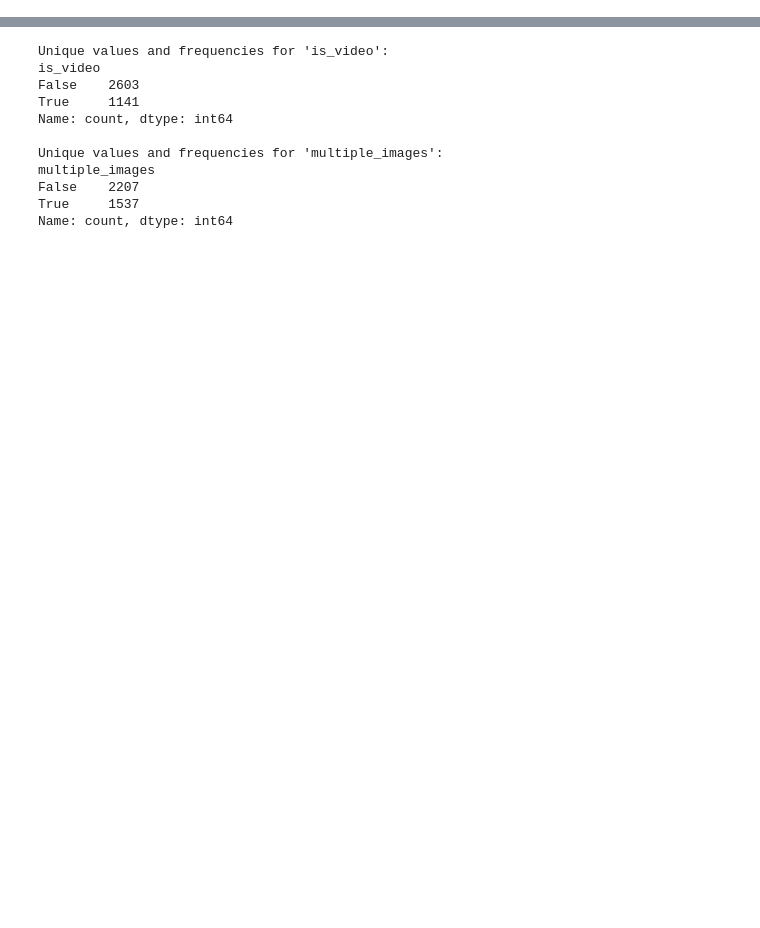
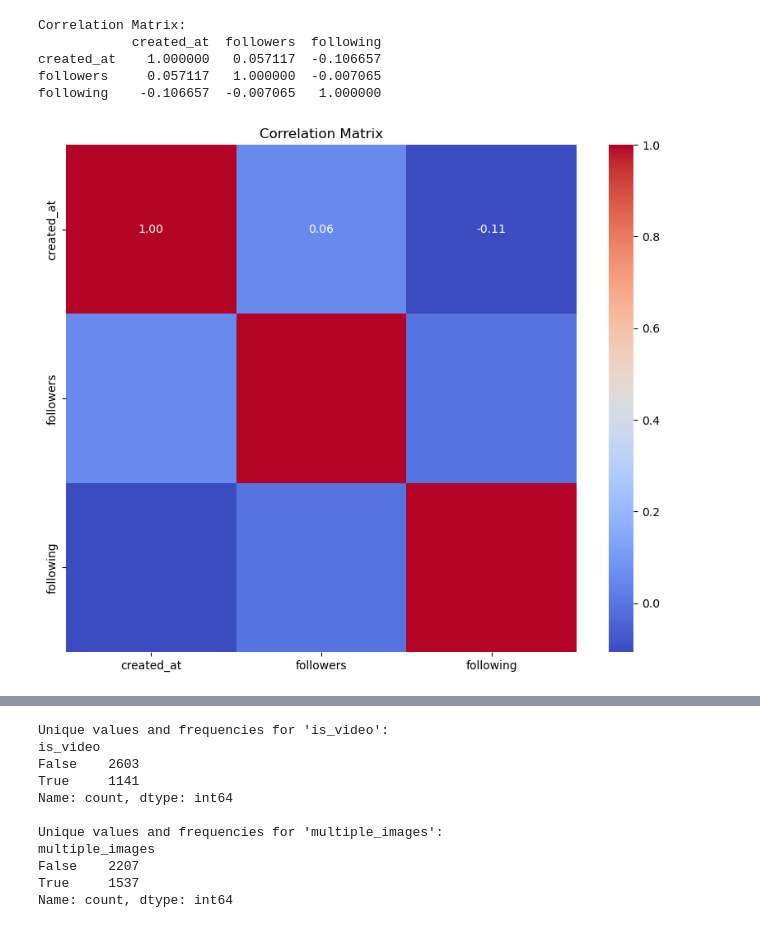
Before and after one commit to Surazz2022/MLproj, a Jupyter notebook: InstaProj.ipynb, the cells around one changed output, grey strips where cells are left out. Drawn from its saved outputs; the diff is of its cells as text; code cells hidden in the pictures; blank space fills up the shorter version.

```diff
--- a/InstaProj.ipynb
+++ b/InstaProj.ipynb
@@ -292,0 +261,26 @@ dtype: int64
+# %%
+ #Exclude non-numeric columns
+numeric_df1 = df.select_dtypes(include=['number'])
+
+#  Calculate correlations between variables
+correlation_matrix = numeric_df1.corr()
+
+#  Print or visualize the correlation matrix
+print("Correlation Matrix:")
+print(correlation_matrix)
+
+# Visualize the correlation matrix
+import seaborn as sns
+import matplotlib.pyplot as plt
+
+plt.figure(figsize=(10, 8))
+sns.heatmap(correlation_matrix, annot=True, cmap='coolwarm', fmt=".2f")
+plt.title("Correlation Matrix")
+plt.show()
+# %% [output]
+Correlation Matrix:
+            created_at  followers  following
+created_at    1.000000   0.057117  -0.106657
+followers     0.057117   1.000000  -0.007065
+following    -0.106657  -0.007065   1.000000
+[figure, added]
```
Also changed, not shown: parts of 57 cells of this notebook, 1 other file.
